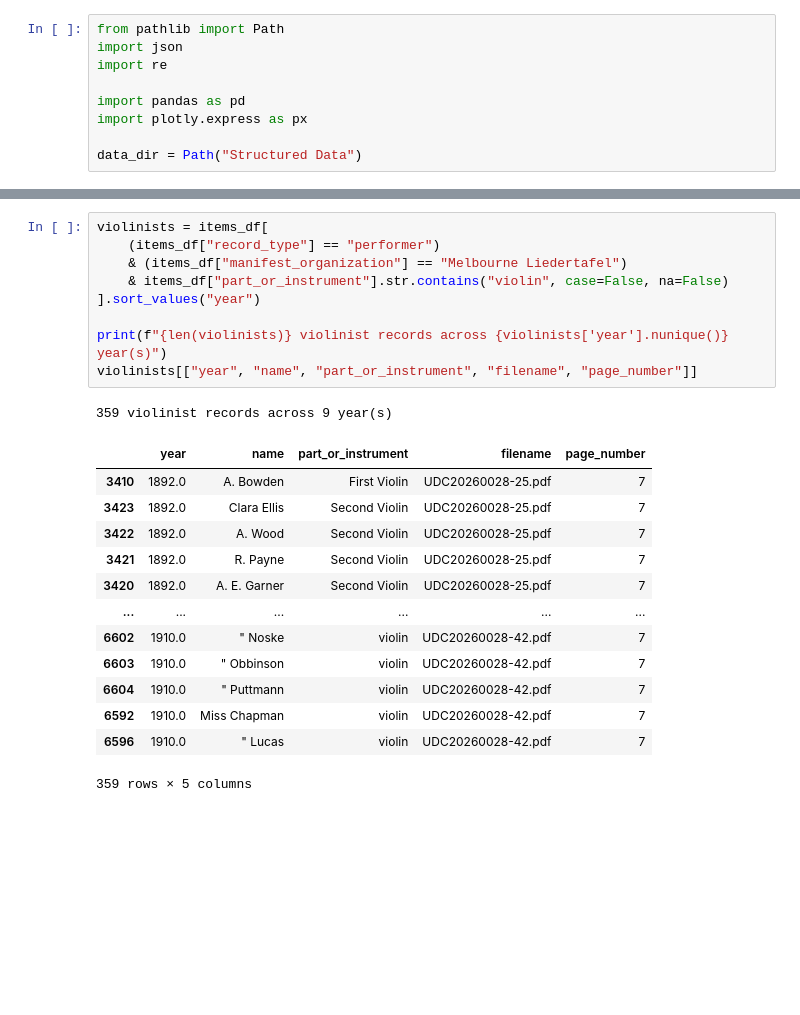
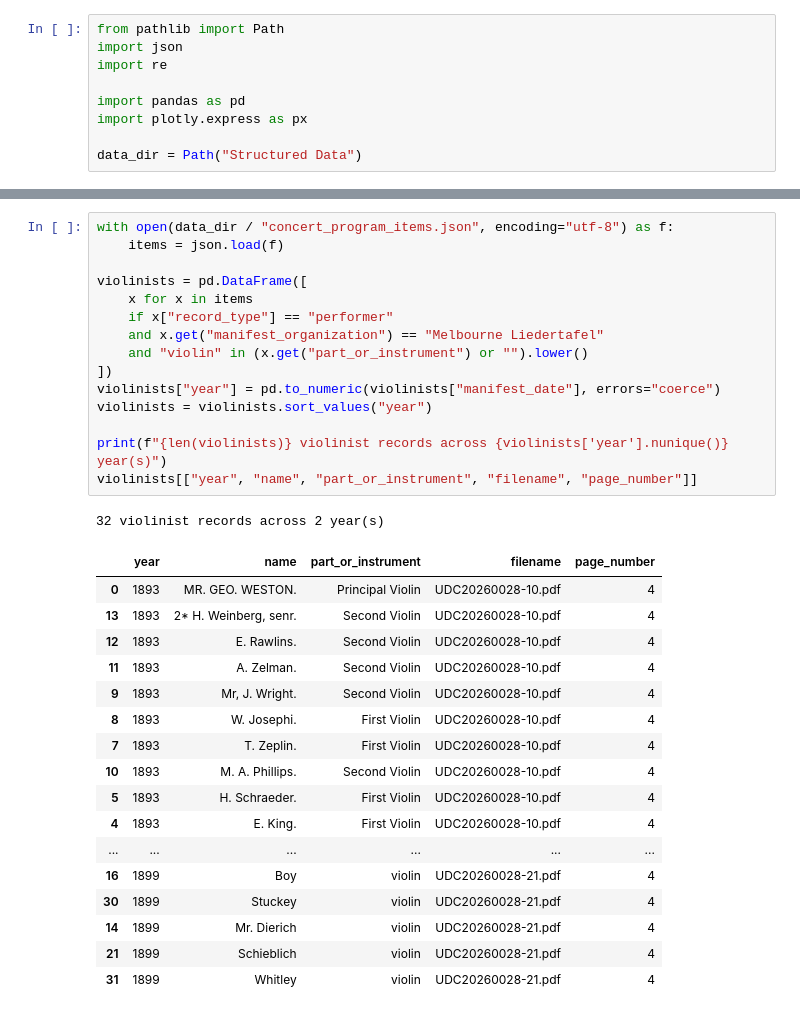
Before and after one commit to RichardFreedman/Summer2026, a Jupyter notebook: Melbourne_Rare_Concert/RareBooks_PatternAnalysis.ipynb, the cells around one changed output, grey strips where cells are left out. Cells and saved outputs as stored; diff of their text form; blank space fills up the shorter version.

```diff
--- a/Melbourne_Rare_Concert/RareBooks_PatternAnalysis.ipynb
+++ b/Melbourne_Rare_Concert/RareBooks_PatternAnalysis.ipynb
@@ -261,27 +313,37 @@ Current data covers two programs / two years (1893 and 1899). As more Melbourne
 # %%
-violinists = items_df[
-    (items_df["record_type"] == "performer")
-    & (items_df["manifest_organization"] == "Melbourne Liedertafel")
-    & items_df["part_or_instrument"].str.contains("violin", case=False, na=False)
-].sort_values("year")
+with open(data_dir / "concert_program_items.json", encoding="utf-8") as f:
+    items = json.load(f)
+
+violinists = pd.DataFrame([
+    x for x in items
+    if x["record_type"] == "performer"
+    and x.get("manifest_organization") == "Melbourne Liedertafel"
+    and "violin" in (x.get("part_or_instrument") or "").lower()
+])
+violinists["year"] = pd.to_numeric(violinists["manifest_date"], errors="coerce")
+violinists = violinists.sort_values("year")
 
 print(f"{len(violinists)} violinist records across {violinists['year'].nunique()} year(s)")
 violinists[["year", "name", "part_or_instrument", "filename", "page_number"]]
 # %% [output]
-359 violinist records across 9 year(s)
+32 violinist records across 2 year(s)
 |  | year | name | part_or_instrument | filename | page_number |
-| 3410 | 1892.0 | A. Bowden | First Violin | UDC20260028-25.pdf | 7 |
-| 3423 | 1892.0 | Clara Ellis | Second Violin | UDC20260028-25.pdf | 7 |
-| 3422 | 1892.0 | A. Wood | Second Violin | UDC20260028-25.pdf | 7 |
-| 3421 | 1892.0 | R. Payne | Second Violin | UDC20260028-25.pdf | 7 |
-| 3420 | 1892.0 | A. E. Garner | Second Violin | UDC20260028-25.pdf | 7 |
+| 0 | 1893 | MR. GEO. WESTON. | Principal Violin | UDC20260028-10.pdf | 4 |
+| 13 | 1893 | 2* H. Weinberg, senr. | Second Violin | UDC20260028-10.pdf | 4 |
+| 12 | 1893 | E. Rawlins. | Second Violin | UDC20260028-10.pdf | 4 |
+| 11 | 1893 | A. Zelman. | Second Violin | UDC20260028-10.pdf | 4 |
+| 9 | 1893 | Mr, J. Wright. | Second Violin | UDC20260028-10.pdf | 4 |
+| 8 | 1893 | W. Josephi. | First Violin | UDC20260028-10.pdf | 4 |
+| 7 | 1893 | T. Zeplin. | First Violin | UDC20260028-10.pdf | 4 |
+| 10 | 1893 | M. A. Phillips. | Second Violin | UDC20260028-10.pdf | 4 |
+| 5 | 1893 | H. Schraeder. | First Violin | UDC20260028-10.pdf | 4 |
+| 4 | 1893 | E. King. | First Violin | UDC20260028-10.pdf | 4 |
 | ... | ... | ... | ... | ... | ... |
-| 6602 | 1910.0 | " Noske | violin | UDC20260028-42.pdf | 7 |
-| 6603 | 1910.0 | " Obbinson | violin | UDC20260028-42.pdf | 7 |
-| 6604 | 1910.0 | " Puttmann | violin | UDC20260028-42.pdf | 7 |
-| 6592 | 1910.0 | Miss Chapman | violin | UDC20260028-42.pdf | 7 |
-| 6596 | 1910.0 | " Lucas | violin | UDC20260028-42.pdf | 7 |
+| 16 | 1899 | Boy | violin | UDC20260028-21.pdf | 4 |
+| 30 | 1899 | Stuckey | violin | UDC20260028-21.pdf | 4 |
+| 14 | 1899 | Mr. Dierich | violin | UDC20260028-21.pdf | 4 |
+| 21 | 1899 | Schieblich | violin | UDC20260028-21.pdf | 4 |
+| 31 | 1899 | Whitley | violin | UDC20260028-21.pdf | 4 |
-359 rows × 5 columns
 # %%
 fig = px.scatter(
     violinists,
```
Also changed, not shown: parts of 23 cells of this notebook, 1 other file.
